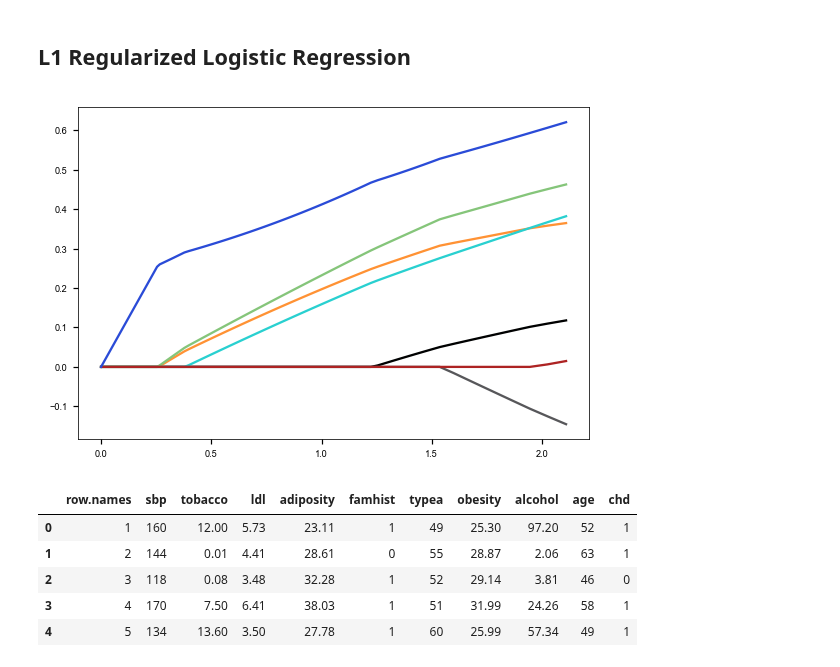
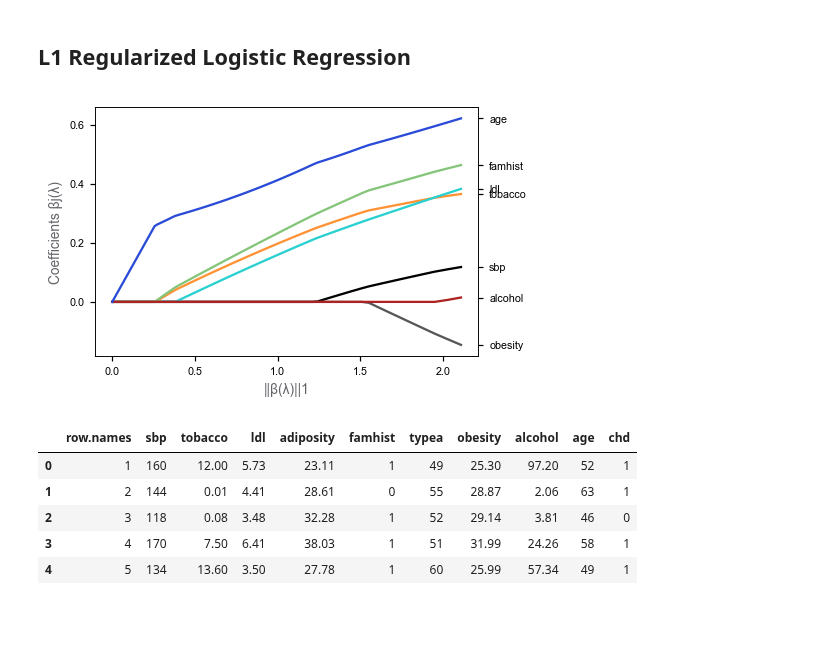
Before and after one commit to empathy87/The-Elements-of-Statistical-Learning-Python-Notebooks, a Jupyter notebook: examples/South African Heart Disease.ipynb, the cells around one changed output. Cells and saved outputs as stored; diff of their text form; code cells hidden in the pictures; blank space fills up the shorter version.

Commit message:
South African Heart Disease (L1 path for logistic regression)

```diff
--- a/examples/South African Heart Disease.ipynb
+++ b/examples/South African Heart Disease.ipynb
@@ -141,21 +141,32 @@ from math import log
 scaler = StandardScaler().fit(X)
 X_scaled = scaler.transform(X)
 # %%
+# PAGE 126. FIGURE 4.13. L1 regularized logistic regession coefficients for the South
+#           African heart disease data, plotted as a function of the L1 norm. The variables
+#           were all standardized to have unit variance. The profiles are computed exactly at
+#           each of the plotted points.
 lr = sm.Logit(y, sm.add_constant(X_scaled))
-alpha = np.linspace(0, 85, 100)
+alpha = np.linspace(0, 82, 100)
 b_hat = np.vstack([lr.fit_regularized(disp=False, alpha=a).params[1:] for a in alpha])
 b_pow = np.sum(np.abs(b_hat), axis=1)
 # %%
+# let's plot the L1 regularization path for the South African heart disease data
 plt.rcParams['font.family'] = 'Arial'
 plt.rcParams['axes.linewidth'] = 0.5
-fig, ax1 = plt.subplots(figsize=(6, 4), dpi=110)
+fig, ax1 = plt.subplots(figsize=(4.5, 3), dpi=110)
 colors = ['#000101', '#FF9234', '#29D0D0', '#85C57A', '#57575A', '#AD2323', '#2A4BD7']
+GRAY4 = '#646369'
 for i in range(7):
     ax1.plot(b_pow, b_hat[:, i], color=colors[i])
-for i in ax1.get_yticklabels() + ax1.get_xticklabels():
-    i.set_fontsize(6)
+ax2 = ax1.twinx()
+ax2.set_ylim(ax1.get_ylim())
+plt.setp(ax2, yticks=b_hat[0], yticklabels=features)
+for i in ax1.get_yticklabels() + ax1.get_xticklabels() + ax2.get_yticklabels():
+    i.set_fontsize(7)
+ax1.set_xlabel('||β(λ)||1', color=GRAY4, fontsize=9)
+_ = ax1.set_ylabel('Coefficients βj(λ)', color=GRAY4, fontsize=9)
 # %% [output]
-[figure, old version]
+[figure, new version]
 # %%
 import pandas as pd
 import matplotlib.pyplot as plt
```
